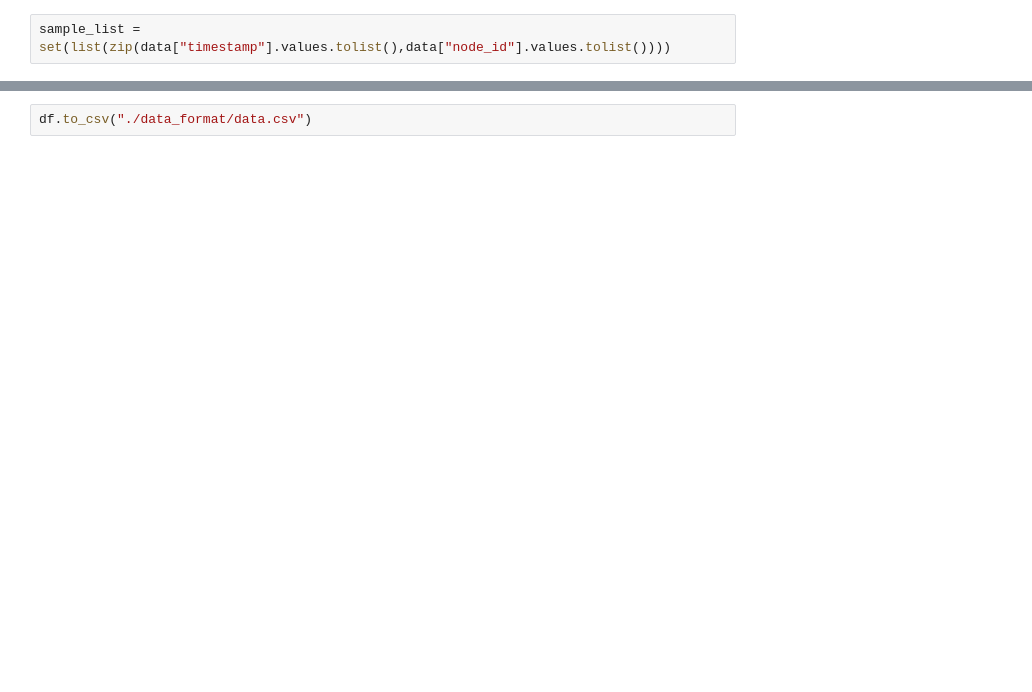
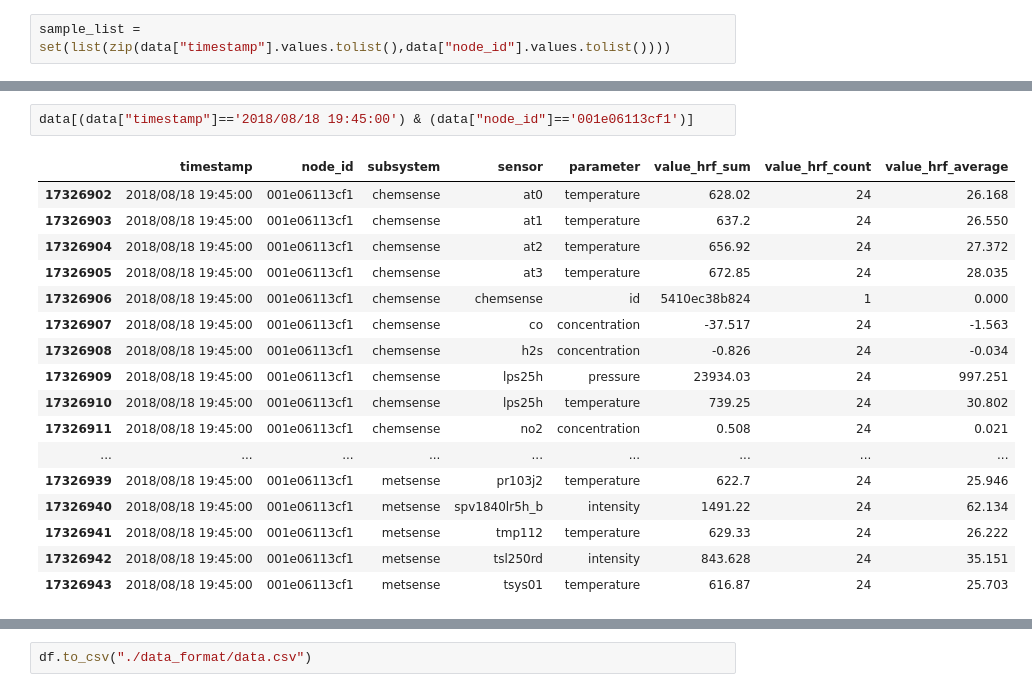
Before and after one commit to cybergis/Urban_Heat_Island, a Jupyter notebook: data_formatting.ipynb, the cells around one changed output, grey strips where cells are left out. Cells and saved outputs as stored; diff of their text form; blank space fills up the shorter version.

```diff
--- a/data_formatting.ipynb
+++ b/data_formatting.ipynb
@@ -117 +135,21 @@ len(sample_list)
+# %%
+data[(data["timestamp"]=='2018/08/18 19:45:00') & (data["node_id"]=='001e06113cf1')]
+# %% [output]
+|  | timestamp | node_id | subsystem | sensor | parameter | value_hrf_sum | value_hrf_count | value_hrf_average |
+| 17326902 | 2018/08/18 19:45:00 | 001e06113cf1 | chemsense | at0 | temperature | 628.02 | 24 | 26.168 |
+| 17326903 | 2018/08/18 19:45:00 | 001e06113cf1 | chemsense | at1 | temperature | 637.2 | 24 | 26.550 |
+| 17326904 | 2018/08/18 19:45:00 | 001e06113cf1 | chemsense | at2 | temperature | 656.92 | 24 | 27.372 |
+| 17326905 | 2018/08/18 19:45:00 | 001e06113cf1 | chemsense | at3 | temperature | 672.85 | 24 | 28.035 |
+| 17326906 | 2018/08/18 19:45:00 | 001e06113cf1 | chemsense | chemsense | id | 5410ec38b824 | 1 | 0.000 |
+| 17326907 | 2018/08/18 19:45:00 | 001e06113cf1 | chemsense | co | concentration | -37.517 | 24 | -1.563 |
+| 17326908 | 2018/08/18 19:45:00 | 001e06113cf1 | chemsense | h2s | concentration | -0.826 | 24 | -0.034 |
+| 17326909 | 2018/08/18 19:45:00 | 001e06113cf1 | chemsense | lps25h | pressure | 23934.03 | 24 | 997.251 |
+| 17326910 | 2018/08/18 19:45:00 | 001e06113cf1 | chemsense | lps25h | temperature | 739.25 | 24 | 30.802 |
+| 17326911 | 2018/08/18 19:45:00 | 001e06113cf1 | chemsense | no2 | concentration | 0.508 | 24 | 0.021 |
+| ... | ... | ... | ... | ... | ... | ... | ... | ... |
+| 17326939 | 2018/08/18 19:45:00 | 001e06113cf1 | metsense | pr103j2 | temperature | 622.7 | 24 | 25.946 |
+| 17326940 | 2018/08/18 19:45:00 | 001e06113cf1 | metsense | spv1840lr5h_b | intensity | 1491.22 | 24 | 62.134 |
+| 17326941 | 2018/08/18 19:45:00 | 001e06113cf1 | metsense | tmp112 | temperature | 629.33 | 24 | 26.222 |
+| 17326942 | 2018/08/18 19:45:00 | 001e06113cf1 | metsense | tsl250rd | intensity | 843.628 | 24 | 35.151 |
+| 17326943 | 2018/08/18 19:45:00 | 001e06113cf1 | metsense | tsys01 | temperature | 616.87 | 24 | 25.703 |
 # %%
```
Also changed, not shown: parts of 8 cells of this notebook, 10 other files.
